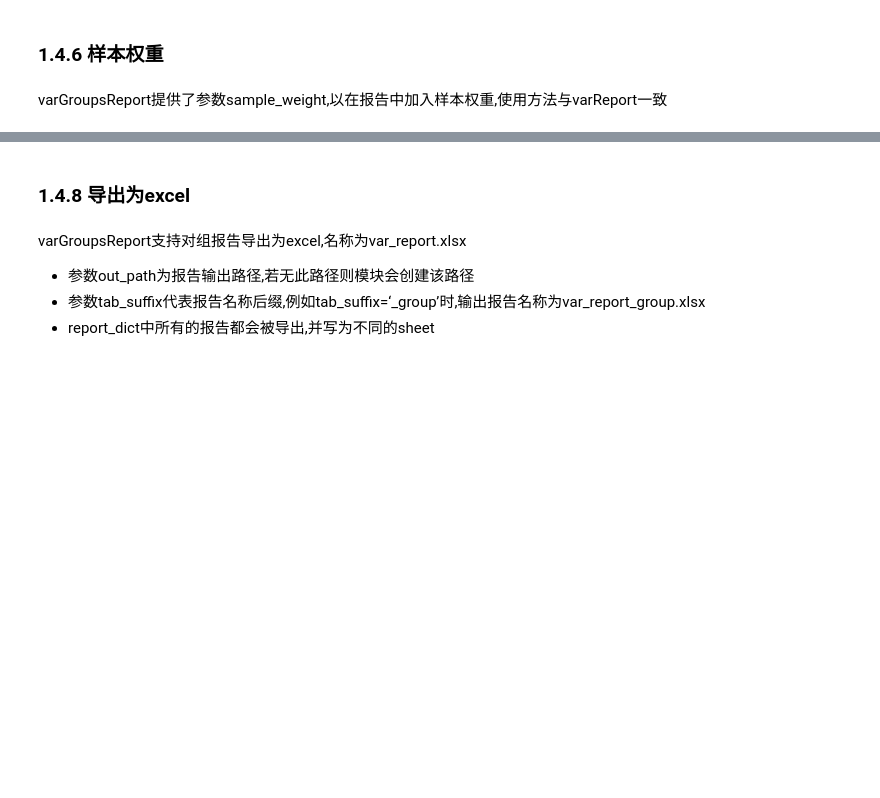
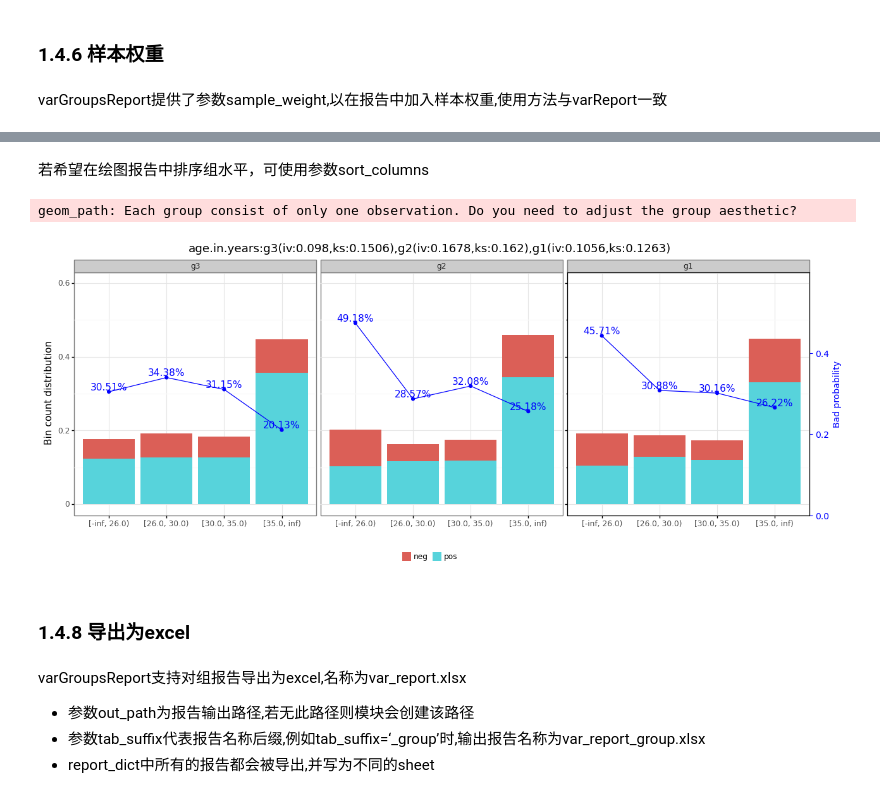
Before and after one commit to zk403/mlearn, a Jupyter notebook: demo/3.使用BDMLtools做策略分析.ipynb, the cells around one changed output, grey strips where cells are left out. Drawn from its saved outputs; the diff is of its cells as text; code cells hidden in the pictures; blank space fills up the shorter version.

```diff
--- a/demo/3.使用BDMLtools做策略分析.ipynb
+++ b/demo/3.使用BDMLtools做策略分析.ipynb
@@ -658,3 +650,11 @@ KeyError: 'g2'
+# %% [markdown]
+若希望在绘图报告中排序组水平，可使用参数sort_columns
+# %%
+vtab_g_figs_dict=vtab_g.woe_plot_group(n_jobs=-1,sort_column=['g3', 'g2', 'g1'],figure_size=(15,5))
+vtab_g_figs_dict['age.in.years']
+# %% [output]
+geom_path: Each group consist of only one observation. Do you need to adjust the group aesthetic?
+[figure, added]
 # %% [markdown]
 ### 1.4.8 导出为excel
 # %% [markdown]
```
Also changed, not shown: parts of 56 cells of this notebook, 1 other file.
